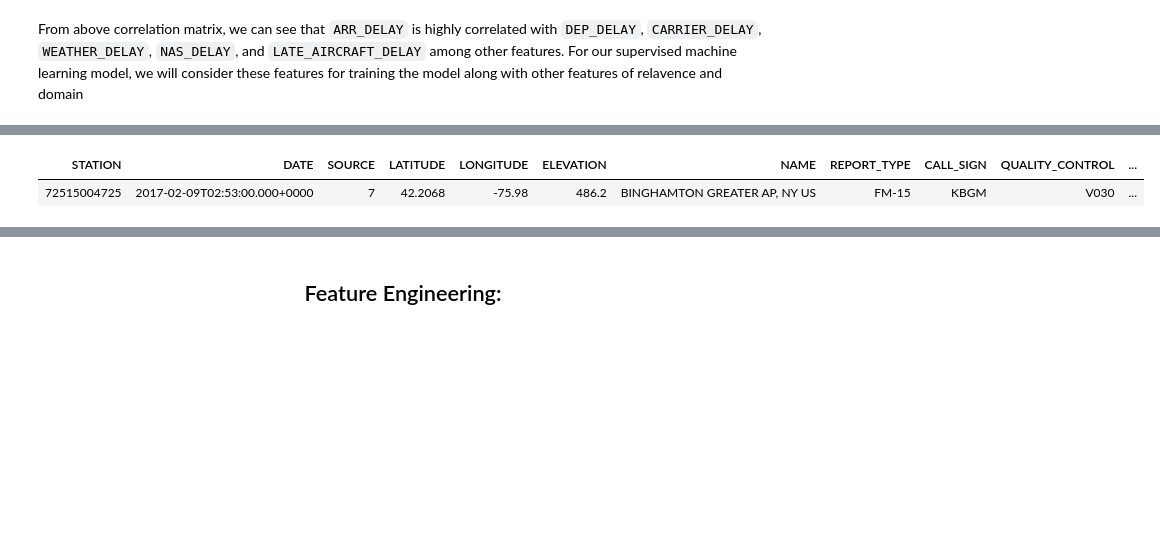
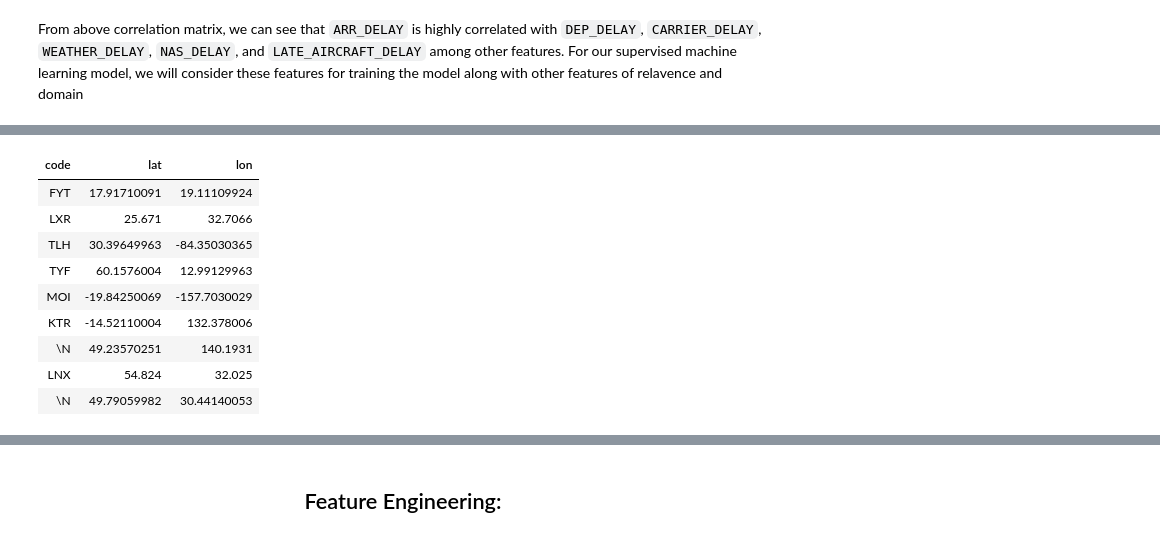
Before and after one commit to jayeshparikh/w261-project, a Jupyter notebook: W261_SPRING_FINAL_PROJECT_TEAM25.ipynb, the cells around one changed output, grey strips where cells are left out. Saved outputs shown, nothing was run; the diff lists cells and outputs as text; code cells hidden in the pictures; blank space fills up the shorter version.

```diff
--- a/W261_SPRING_FINAL_PROJECT_TEAM25.ipynb
+++ b/W261_SPRING_FINAL_PROJECT_TEAM25.ipynb
@@ -182,5 +203,13 @@ len(weather_parquet.columns) # Check the number of columns in weather data
 # %%
-display(weather_parquet.sample(0.000000001, False)) # sample a fraction of records for data insight
+display(airport_codes.sample(0.001, False)) # sample a fraction of records for data insight
 # %% [output]
-| STATION | DATE | SOURCE | LATITUDE | LONGITUDE | ELEVATION | NAME | REPORT_TYPE | CALL_SIGN | QUALITY_CONTROL | ... |
-| 72515004725 | 2017-02-09T02:53:00.000+0000 | 7 | 42.2068 | -75.98 | 486.2 | BINGHAMTON GREATER AP, NY US | FM-15 | KBGM | V030 | ... |
+| code | lat | lon |
+| FYT | 17.91710091 | 19.11109924 |
+| LXR | 25.671 | 32.7066 |
+| TLH | 30.39649963 | -84.35030365 |
+| TYF | 60.1576004 | 12.99129963 |
+| MOI | -19.84250069 | -157.7030029 |
+| KTR | -14.52110004 | 132.378006 |
+| \N | 49.23570251 | 140.1931 |
+| LNX | 54.824 | 32.025 |
+| \N | 49.79059982 | 30.44140053 |
```
Also changed, not shown: parts of 38 cells of this notebook.
